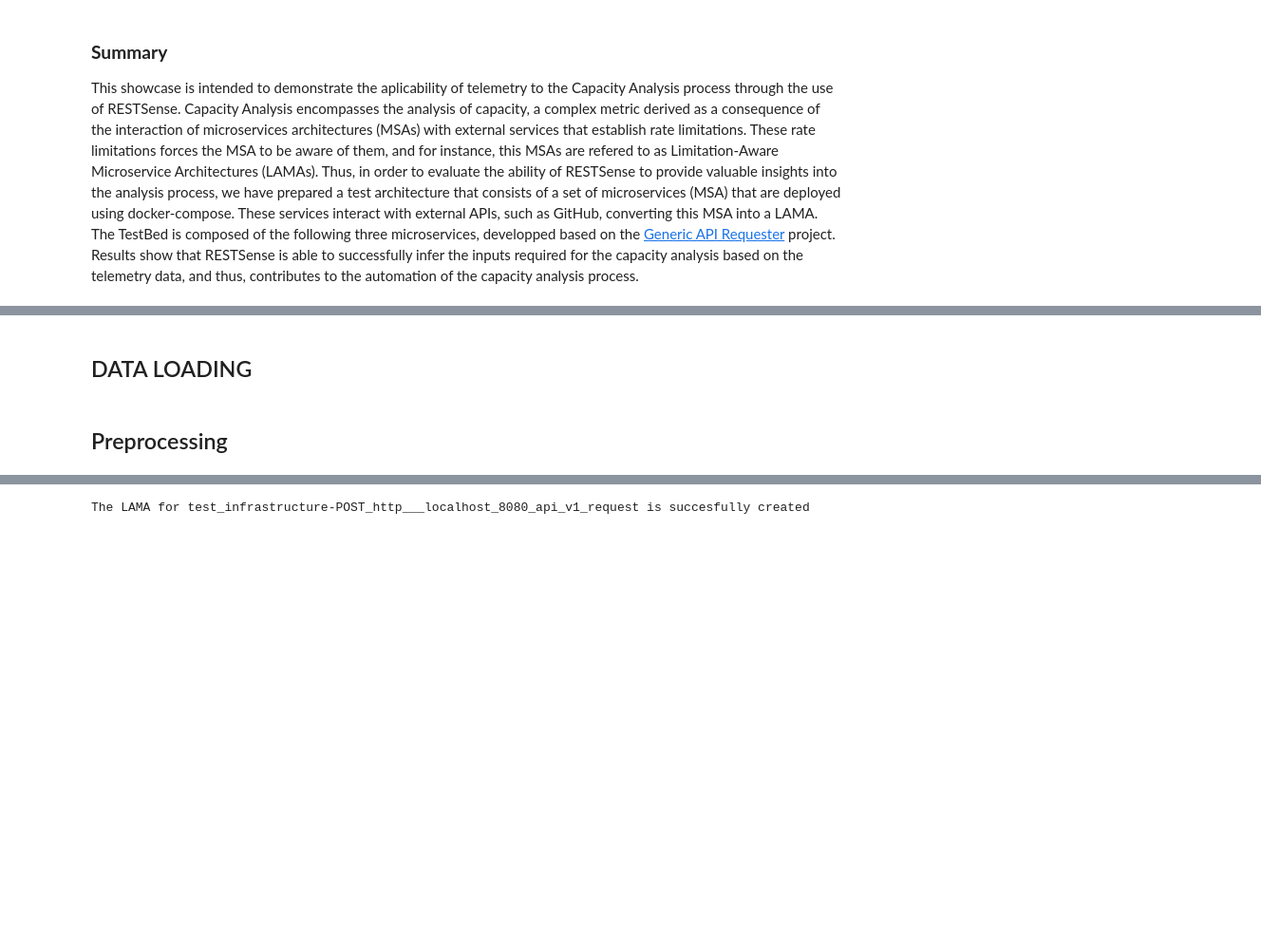
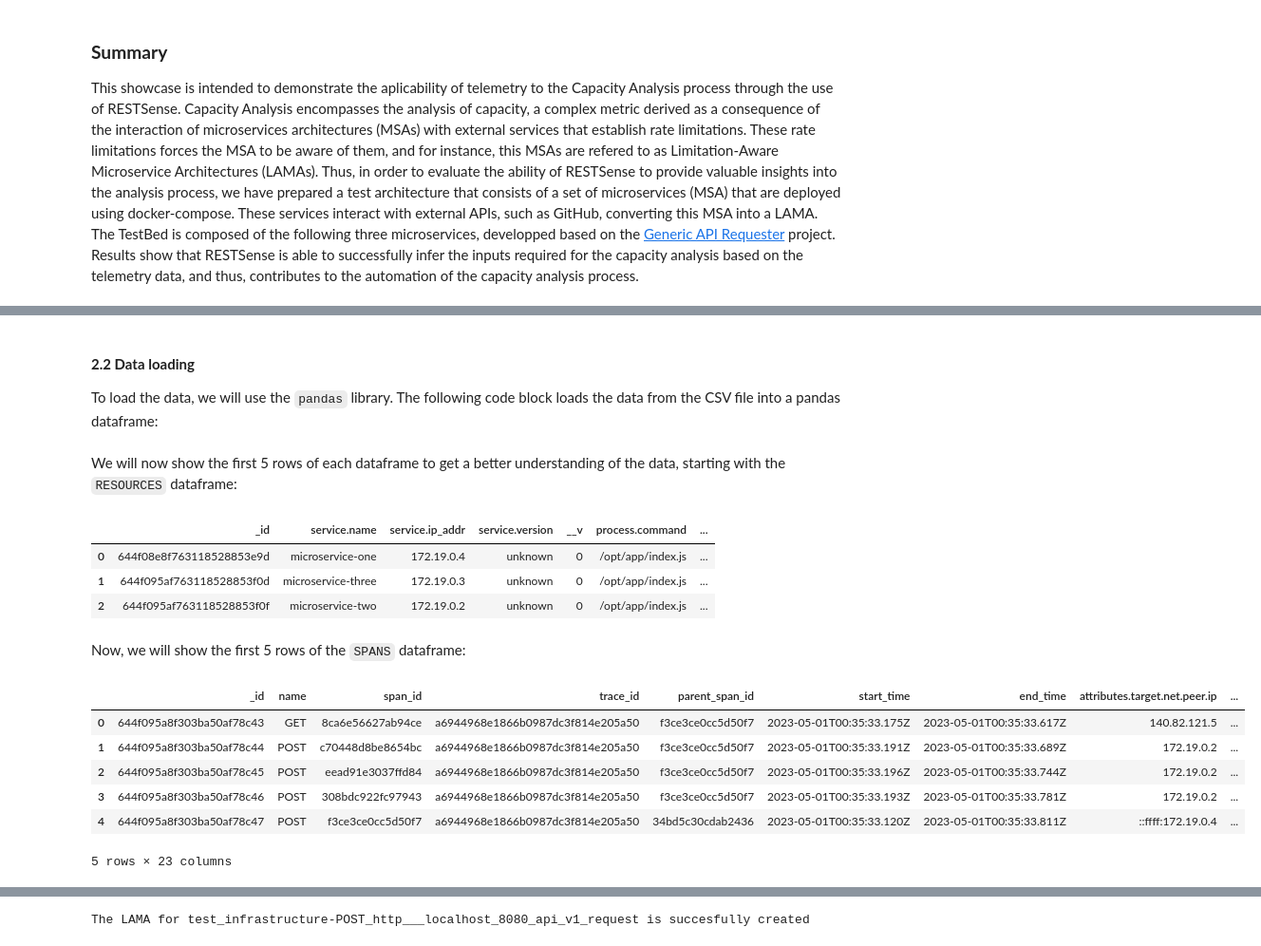
Before and after one commit to restsense/demo, a Jupyter notebook: CapacityAnalysis.ipynb, the cells around one changed output, grey strips where cells are left out. Shown: that part at 95% size. Drawn from its saved outputs; the diff is of its cells as text; code cells hidden in the pictures; blank space fills up the shorter version.

```diff
--- a/CapacityAnalysis.ipynb
+++ b/CapacityAnalysis.ipynb
@@ -71,7 +99,28 @@ warnings.filterwarnings('ignore', category=FutureWarning)
-# %% [markdown]
-## DATA LOADING
+# %% [markdown]
+#### **2.2 Data loading**
+
+To load the data, we will use the `pandas` library. The following code block loads the data from the CSV file into a pandas dataframe:
 # %%
 SPANS = pd.read_csv('data/traces.csv')
 RESOURCES = pd.read_csv('data/resources.csv')
-# %% [markdown]
-## Preprocessing
+# %% [markdown]
+We will now show the first 5 rows of each dataframe to get a better understanding of the data, starting with the `RESOURCES` dataframe:
+# %%
+RESOURCES.head(5)
+# %% [output]
+|  | _id | service.name | service.ip_addr | service.version | __v | process.command | ... |
+| 0 | 644f08e8f763118528853e9d | microservice-one | 172.19.0.4 | unknown | 0 | /opt/app/index.js | ... |
+| 1 | 644f095af763118528853f0d | microservice-three | 172.19.0.3 | unknown | 0 | /opt/app/index.js | ... |
+| 2 | 644f095af763118528853f0f | microservice-two | 172.19.0.2 | unknown | 0 | /opt/app/index.js | ... |
+# %% [markdown]
+Now, we will show the first 5 rows of the `SPANS` dataframe:
+# %%
+SPANS.head(5)
+# %% [output]
+|  | _id | name | span_id | trace_id | parent_span_id | start_time | end_time | attributes.target.net.peer.ip | ... |
+| 0 | 644f095a8f303ba50af78c43 | GET | 8ca6e56627ab94ce | a6944968e1866b0987dc3f814e205a50 | f3ce3ce0cc5d50f7 | 2023-05-01T00:35:33.175Z | 2023-05-01T00:35:33.617Z | 140.82.121.5 | ... |
+| 1 | 644f095a8f303ba50af78c44 | POST | c70448d8be8654bc | a6944968e1866b0987dc3f814e205a50 | f3ce3ce0cc5d50f7 | 2023-05-01T00:35:33.191Z | 2023-05-01T00:35:33.689Z | 172.19.0.2 | ... |
+| 2 | 644f095a8f303ba50af78c45 | POST | eead91e3037ffd84 | a6944968e1866b0987dc3f814e205a50 | f3ce3ce0cc5d50f7 | 2023-05-01T00:35:33.196Z | 2023-05-01T00:35:33.744Z | 172.19.0.2 | ... |
+| 3 | 644f095a8f303ba50af78c46 | POST | 308bdc922fc97943 | a6944968e1866b0987dc3f814e205a50 | f3ce3ce0cc5d50f7 | 2023-05-01T00:35:33.193Z | 2023-05-01T00:35:33.781Z | 172.19.0.2 | ... |
+| 4 | 644f095a8f303ba50af78c47 | POST | f3ce3ce0cc5d50f7 | a6944968e1866b0987dc3f814e205a50 | 34bd5c30cdab2436 | 2023-05-01T00:35:33.120Z | 2023-05-01T00:35:33.811Z | ::ffff:172.19.0.4 | ... |
+5 rows × 23 columns
```
Also changed, not shown: parts of 55 cells of this notebook.
